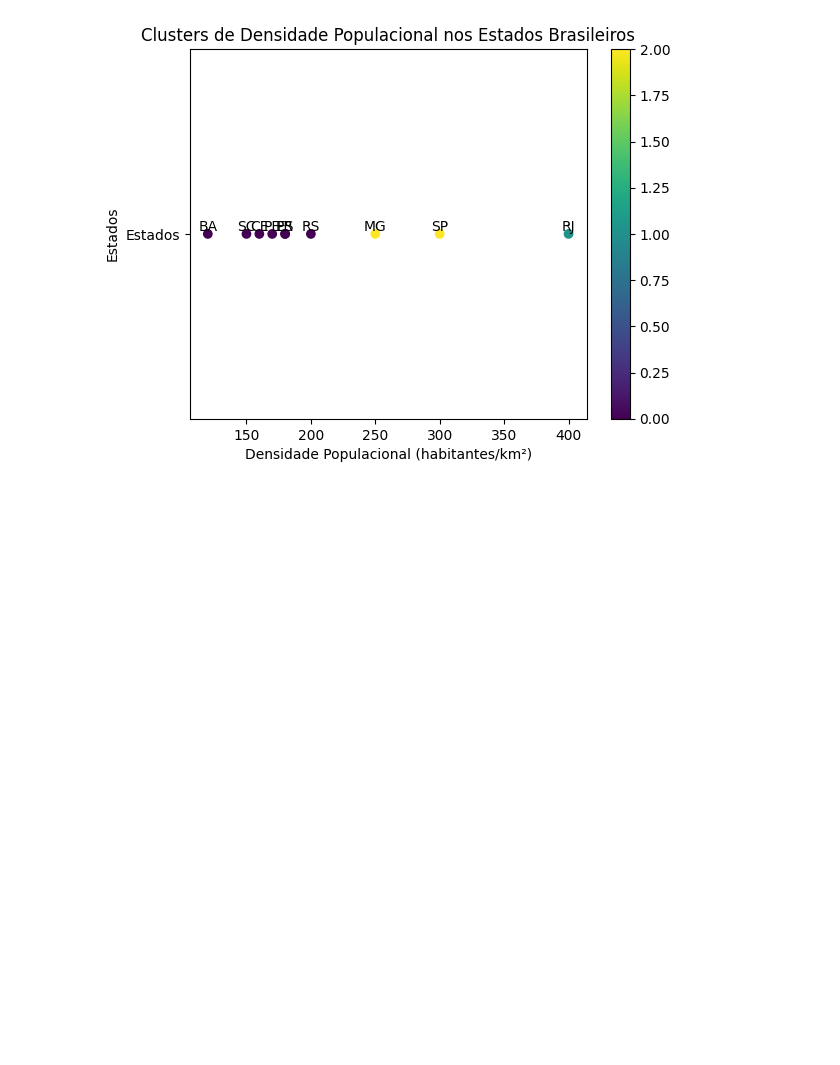
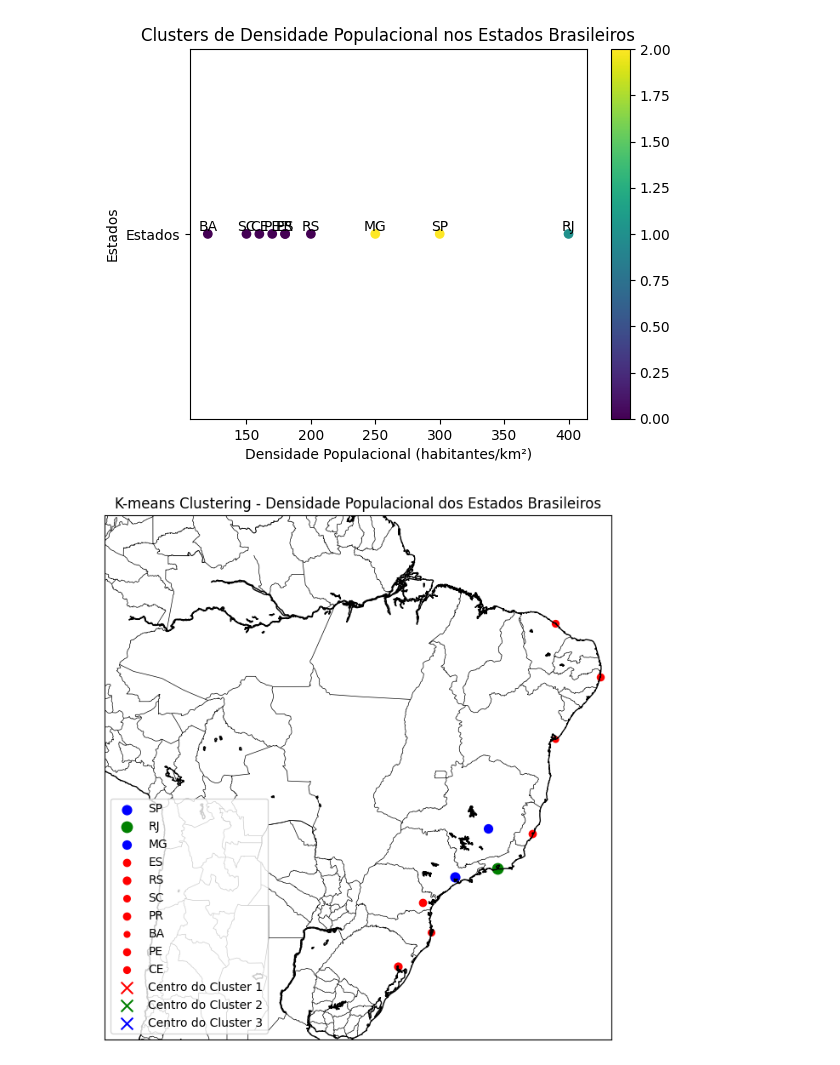
Before and after one commit to VilarimLucas/k-means, a Jupyter notebook: miniprojeto_01_k_means.ipynb, the cells around one changed output. Drawn from its saved outputs; the diff is of its cells as text; code cells hidden in the pictures; blank space fills up the shorter version.

```diff
--- a/miniprojeto_01_k_means.ipynb
+++ b/miniprojeto_01_k_means.ipynb
@@ -47,0 +37,5 @@ clusters = kmeans.predict(X)
+# %%
+estados = ['SP', 'RJ', 'MG', 'ES', 'RS', 'SC', 'PR', 'BA', 'PE', 'CE']
+latitude = [-23.55, -22.90, -19.92, -20.32, -30.03, -27.59, -25.43, -12.97, -8.05, -3.71]
+longitude = [-46.63, -43.20, -43.93, -40.34, -51.23, -48.55, -49.27, -38.51, -34.88, -38.54]
+densidade_populacional = [300, 400, 250, 180, 200, 150, 180, 120, 170, 160]
@@ -47,0 +44,11 @@ clusters = kmeans.predict(X)
+# %%
+
+# Neste caso, latitude e longitude serão usados para posicionamento, e densidade será o critério de clustering
+data = np.array(list(zip(latitude, longitude, densidade_populacional)))
+
+# Definir o número de clusters
+n_clusters = 3  # Podemos escolher 3 clusters para representar baixa, média e alta densidade populacional
+kmeans = KMeans(n_clusters=n_clusters, random_state=0).fit(data[:, 2].reshape(-1, 1))  # Apenas densidade
+
+# Predizer clusters
+clusters = kmeans.predict(data[:, 2].reshape(-1, 1))
@@ -58,3 +66,26 @@ plt.colorbar()
 plt.show()
 # %% [output]
 [figure]
+# %%
+# Configuração do mapa
+plt.figure(figsize=(10, 8))
+m = Basemap(projection='merc', llcrnrlat=-35, urcrnrlat=5, llcrnrlon=-75, urcrnrlon=-34, resolution='i')
+m.drawcoastlines()
+m.drawcountries()
+m.drawstates()
+
+# Adicionar pontos para cada estado com cores correspondentes ao cluster
+colors = ['red', 'green', 'blue']
+for i, estado in enumerate(estados):
+    x, y = m(longitude[i], latitude[i])
+    plt.scatter(x, y, c=colors[clusters[i]], s=densidade_populacional[i]/5, label=estado)
+
+# Plotar os centros dos clusters
+for i, centro in enumerate(kmeans.cluster_centers_):
+    plt.scatter([], [], c=colors[i], s=100, marker='x', label=f'Centro do Cluster {i+1}')
+
+plt.title('K-means Clustering - Densidade Populacional dos Estados Brasileiros')
+plt.legend(loc='lower left')
+plt.show()
+# %% [output]
+[figure, added]
```
Also changed, not shown: parts of 10 cells of this notebook.
